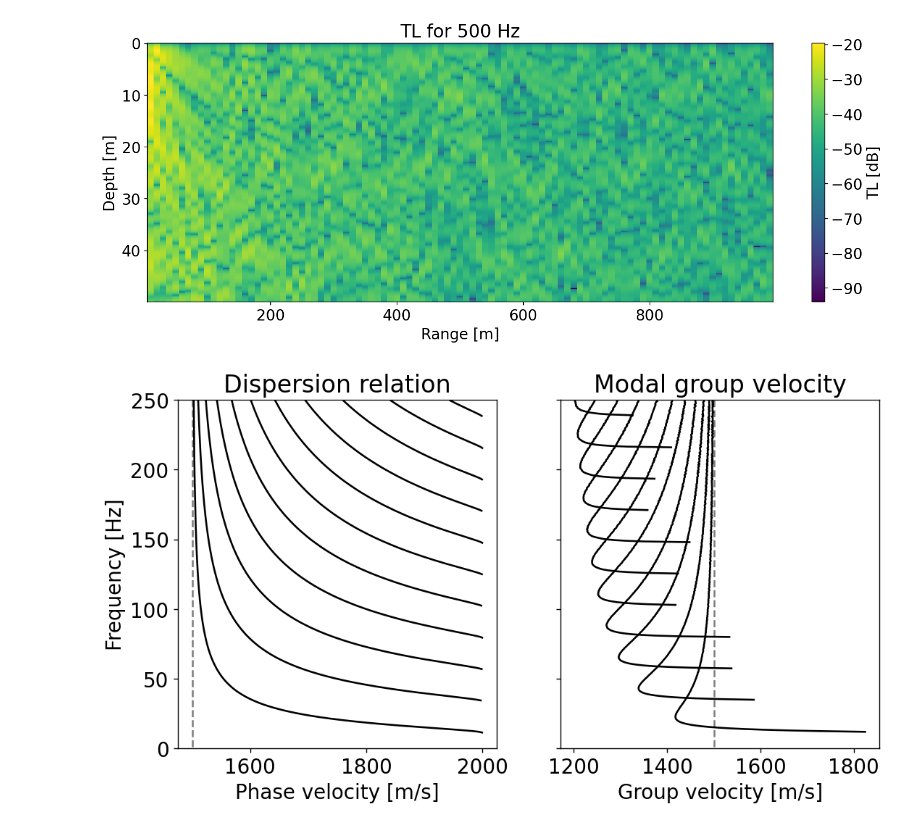
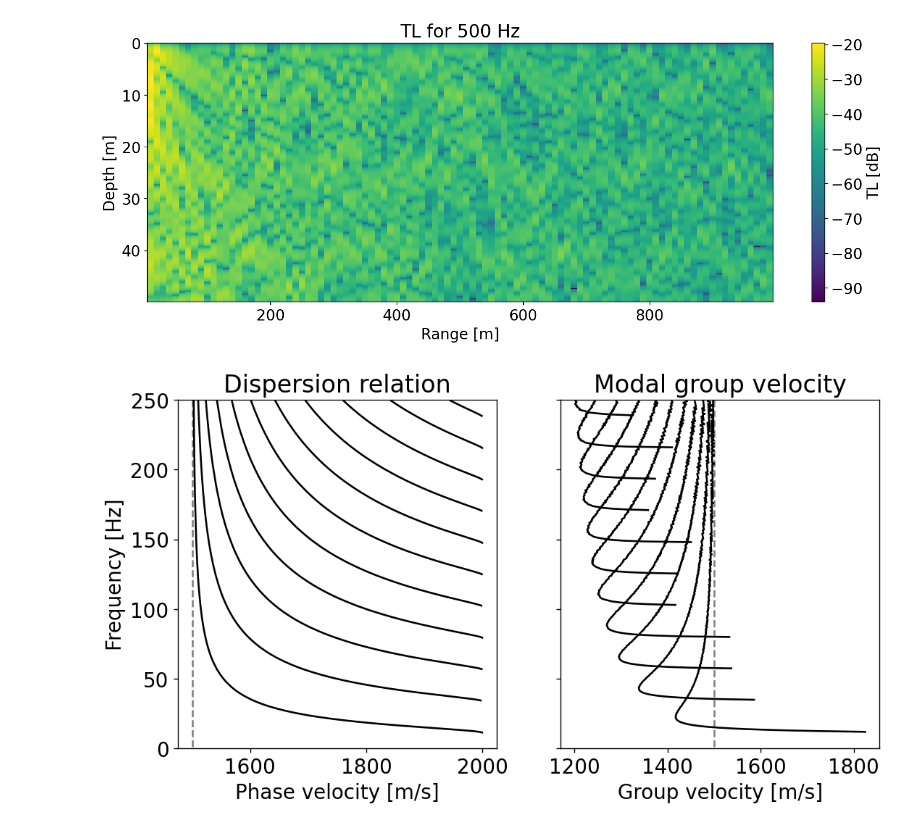
Before and after one commit to Gilaverbuch/pypekeris, a Jupyter notebook: Pekeris Solver.ipynb, the cells around one changed output. Saved outputs shown, nothing was run; the diff lists cells and outputs as text; code cells hidden in the pictures.

```diff
--- a/Pekeris Solver.ipynb
+++ b/Pekeris Solver.ipynb
@@ -91,10 +91,10 @@ P._plot_TL()
 # %% [output]
 [figure]
 # %%
-P.nq=5e4
+P.nq=2e4
 P._calc_parameters()
 P._plot_dispersion(fmax=250, df=0.1)
 # %% [output]
-[figure, old version]
+[figure, new version]
 # %%
 %%time
```
Also changed, not shown: parts of 6 cells of this notebook, 1 other file.
